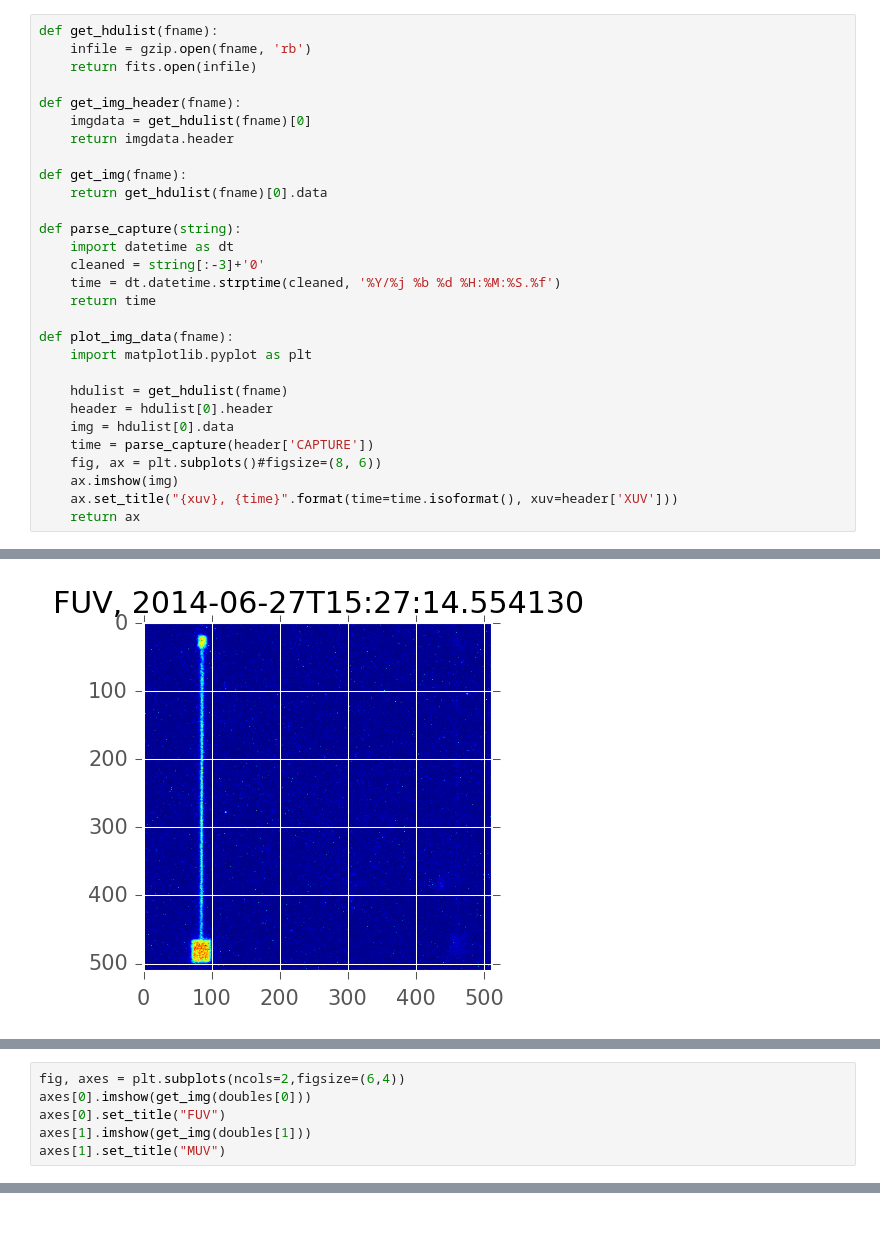
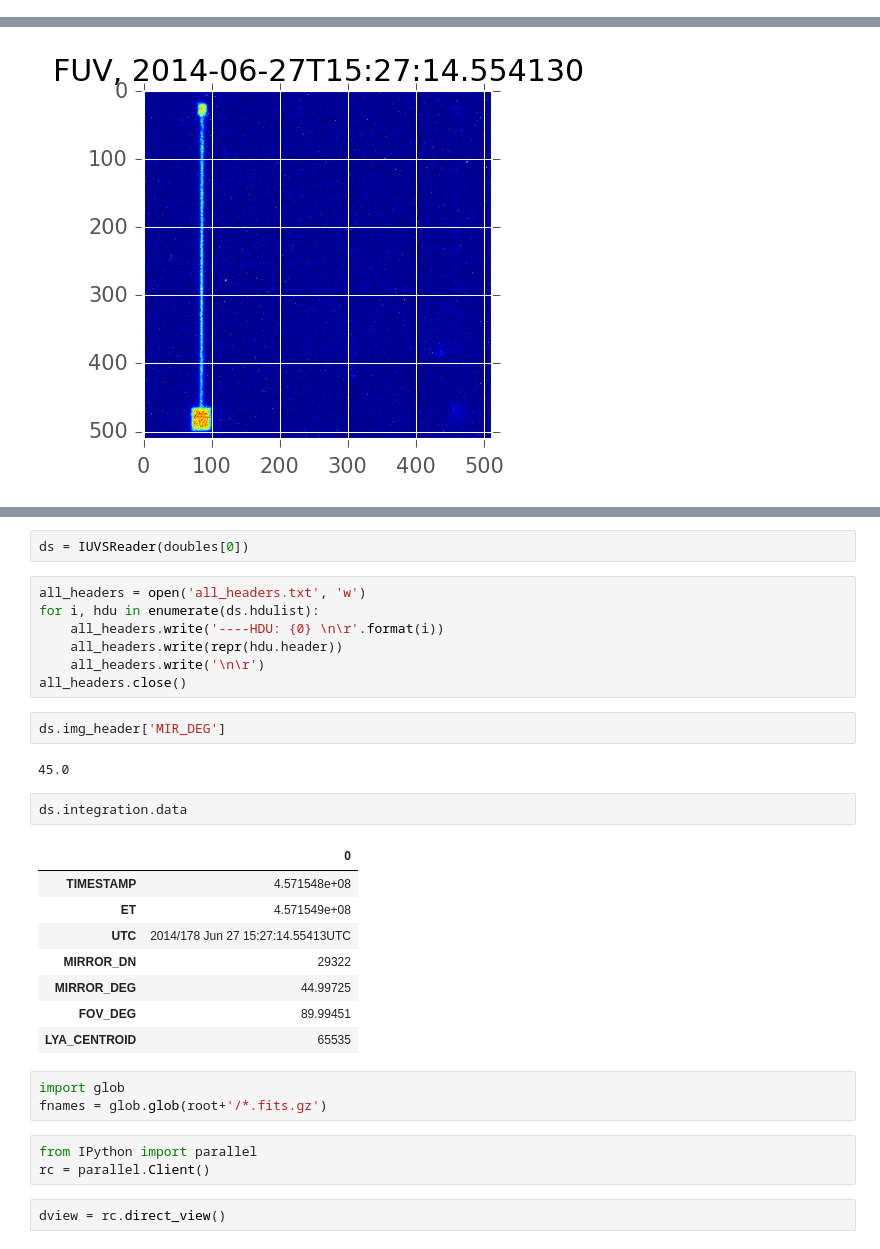
Before and after one commit to michaelaye/iuvs, a Jupyter notebook: notebooks/Available data stats.ipynb, the cells around one changed output, grey strips where cells are left out. Drawn from its saved outputs; the diff is of its cells as text; blank space fills up the shorter version.

Commit message:
adding IUVSReader class

```diff
--- a/notebooks/Available data stats.ipynb
+++ b/notebooks/Available data stats.ipynb
@@ -148,34 +144,5 @@ import gzip
 # %%
 doubles = !ls {root}/*IPH2-cycle00196*mode031*20140627T152714*
-# %%
-def get_hdulist(fname):
-    infile = gzip.open(fname, 'rb')
-    return fits.open(infile)
-
-def get_img_header(fname):
-    imgdata = get_hdulist(fname)[0]
-    return imgdata.header
-
-def get_img(fname):
-    return get_hdulist(fname)[0].data
-
-def parse_capture(string):
-    import datetime as dt
-    cleaned = string[:-3]+'0'
-    time = dt.datetime.strptime(cleaned, '%Y/%j %b %d %H:%M:%S.%f')
-    return time
-
-def plot_img_data(fname):
-    import matplotlib.pyplot as plt
-
-    hdulist = get_hdulist(fname)
-    header = hdulist[0].header
-    img = hdulist[0].data
-    time = parse_capture(header['CAPTURE'])
-    fig, ax = plt.subplots()#figsize=(8, 6))
-    ax.imshow(img)
-    ax.set_title("{xuv}, {time}".format(time=time.isoformat(), xuv=header['XUV']))
-    return ax
 # %%
 plt.style.use('ggplot')
 # %%
@@ -213,6 +152,0 @@ COMMENT Raw data for this observation
-# %%
-fig, axes = plt.subplots(ncols=2,figsize=(6,4))
-axes[0].imshow(get_img(doubles[0]))
-axes[0].set_title("FUV")
-axes[1].imshow(get_img(doubles[1]))
-axes[1].set_title("MUV")
@@ -226,0 +216,32 @@ plt.plot(np.arange(10))
+# %%
+ds = IUVSReader(doubles[0])
+# %%
+all_headers = open('all_headers.txt', 'w')
+for i, hdu in enumerate(ds.hdulist):
+    all_headers.write('----HDU: {0} \n\r'.format(i))
+    all_headers.write(repr(hdu.header))
+    all_headers.write('\n\r')
+all_headers.close()
+# %%
+ds.img_header['MIR_DEG']
+# %% [output]
+45.0
+# %%
+ds.integration.data
+# %% [output]
+|  | 0 |
+| TIMESTAMP | 4.571548e+08 |
+| ET | 4.571549e+08 |
+| UTC | 2014/178 Jun 27 15:27:14.55413UTC |
+| MIRROR_DN | 29322 |
+| MIRROR_DEG | 44.99725 |
+| FOV_DEG | 89.99451 |
+| LYA_CENTROID | 65535 |
+# %%
+import glob
+fnames = glob.glob(root+'/*.fits.gz')
+# %%
+from IPython import parallel
+rc = parallel.Client()
+# %%
+dview = rc.direct_view()
```
Also changed, not shown: parts of 19 cells of this notebook, 1 other file.
